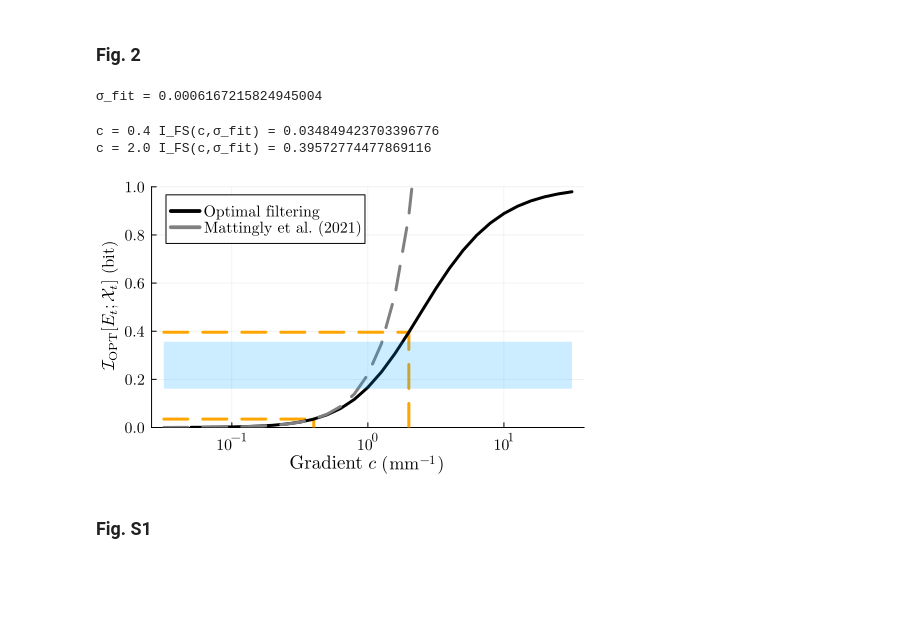
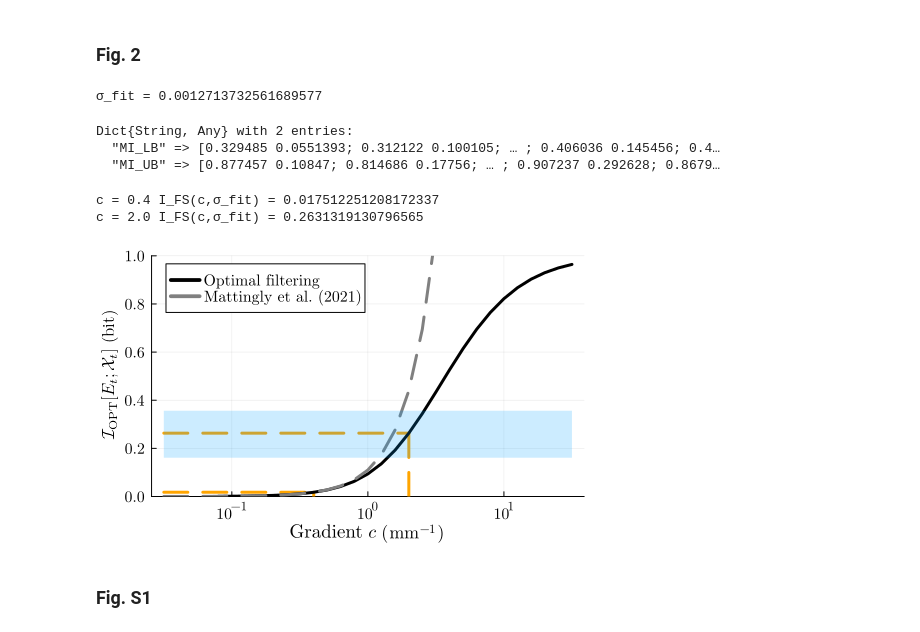
Before and after one commit to rotala17/nakamura2026-information-flow, a Jupyter notebook: note/Fig2.ipynb, the cells around one changed output. Drawn from its saved outputs; the diff is of its cells as text; code cells hidden in the pictures; blank space fills up the shorter version.

```diff
--- a/note/Fig2.ipynb
+++ b/note/Fig2.ipynb
@@ -54,42 +54,48 @@ I(λ) = log(2) + quadgk(Z->f_nomi(Z,λ), 0.,1)[1]/quadgk(Z->f_deno(Z,λ),0.,1)[1
 
 using LsqFit,QuadGK
 c_fit = [0.1,0.2,0.3,0.4];σ0 = 0.0001
-σ_fit = curve_fit(I_FS, c_fit, I_MK.(c_fit), [σ0]).param[1]
+σ_fit = curve_fit(I_FS, c_fit, I_MK.(c_fit)/(2R), [σ0]).param[1]
 println("σ_fit = ", σ_fit)
 # %% [output]
-σ_fit = 0.0006167215824945004
+σ_fit = 0.0012713732561689577
+# %%
+MI
+# %% [output]
+Dict{String, Any} with 2 entries:
+  "MI_LB" => [0.329485 0.0551393; 0.312122 0.100105; … ; 0.406036 0.145456; 0.4…
+  "MI_UB" => [0.877457 0.10847; 0.814686 0.17756; … ; 0.907237 0.292628; 0.8679…
 # %%
 c = [10^x for x in -1.5:0.1:1.5]
 MI = load("../data/MIest_main.jld2") #Data is generated in cells of Fig.1 in Fig1.ipynb
-MI_up = MI["MI_up"]; MI_lw = MI["MI_lw"]
+MI_up = MI["MI_UB"]; MI_lw = MI["MI_LB"]
 MI_m = mean(MI_lw,dims=1)[1,1,:]
 MI_m_max,MI_m_min = maximum(MI_m),minimum(MI_m)
 plot()
 for cc in [0.4,2.0]
     plot!(cc*ones(2),[0,I_FS.(cc,σ_fit)],linestyle=:dash,label="",color=:orange,linewidth=3)
     plot!([c[1],cc],I_FS.(cc,σ_fit)*ones(2),linestyle=:dash,label="",color=:orange,linewidth=3)
     #annotate!(cc,-0.05,("▲",:orange,8))
     println("c = ", cc, " I_FS(c,σ_fit) = ", I_FS(cc,σ_fit))
 end
 plot!(c,I_FS.(c,σ_fit),label="Optimal filtering",color=:black,linewidth=3)
-plot!(c,I_MK.(c),label="Mattingly et al. (2021)",color=:gray,linestyle=:dash,linewidth=3)
+plot!(c,I_MK.(c)/(2R),label="Mattingly et al. (2021)",color=:gray,linestyle=:dash,linewidth=3)
 
 plot!(c,MI_m_max * ones(length(c)),fillrange=MI_m_min * ones(length(c)),fillalpha=0.2,fillcolor=Blue,linealpha=0,label="")
 plot!(
     xscale = :log10,
     ylim = (0,1),
     legend=:topleft,
     xlabel = "Gradient \$c\$ \$(\\mathrm{mm}^{-1})\$",
     ylabel = "\$\\mathcal{I}_{\\mathrm{OPT}}[E_{t};\\mathcal{X}_{t}]\\ (\\mathrm{bit})\$",
     size = (500,300),
     yguidefontfamily="Bookman"
 )
 savefig("../figure/Iest_c.pdf")
 plot!()
 # %% [output]
-c = 0.4 I_FS(c,σ_fit) = 0.034849423703396776
-c = 2.0 I_FS(c,σ_fit) = 0.39572774477869116
+c = 0.4 I_FS(c,σ_fit) = 0.017512251208172337
+c = 2.0 I_FS(c,σ_fit) = 0.2631319130796565
-[figure, old version]
+[figure, new version]
 # %% [markdown]
 ### Fig. S1
 # %%
```
Also changed, not shown: parts of 2 cells of this notebook, 1 other file.
